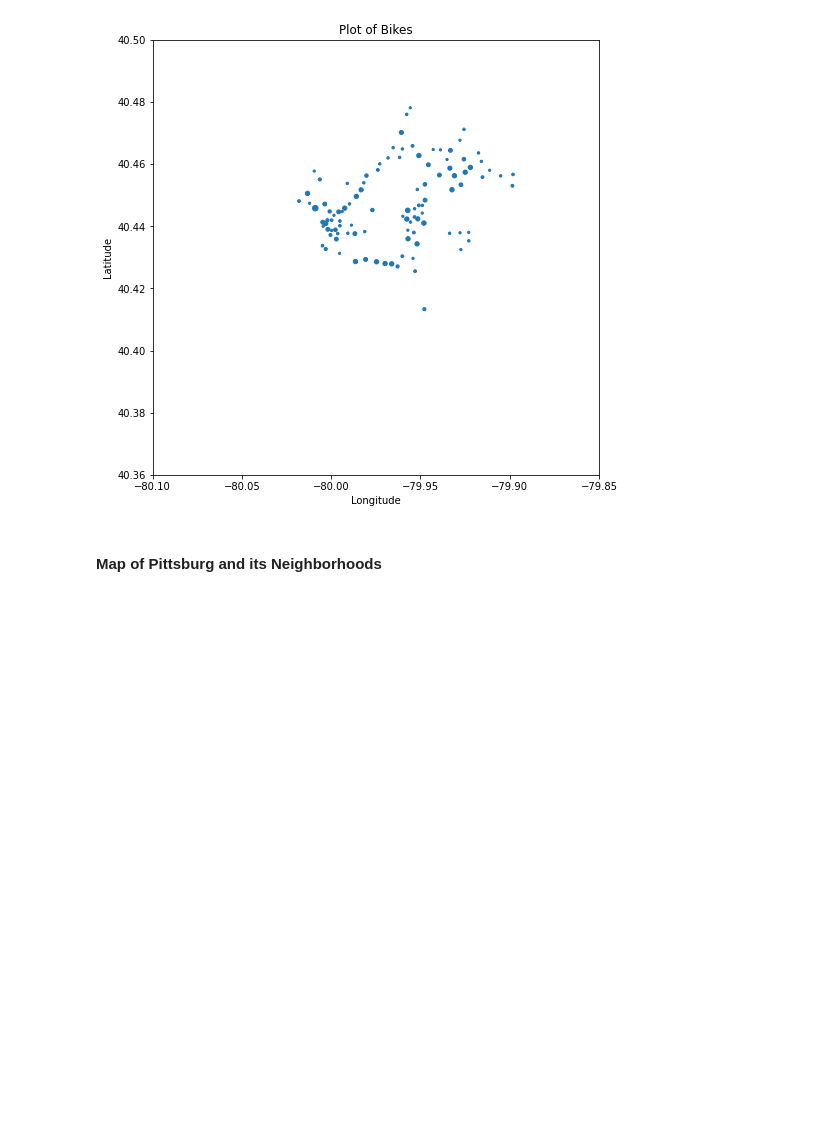
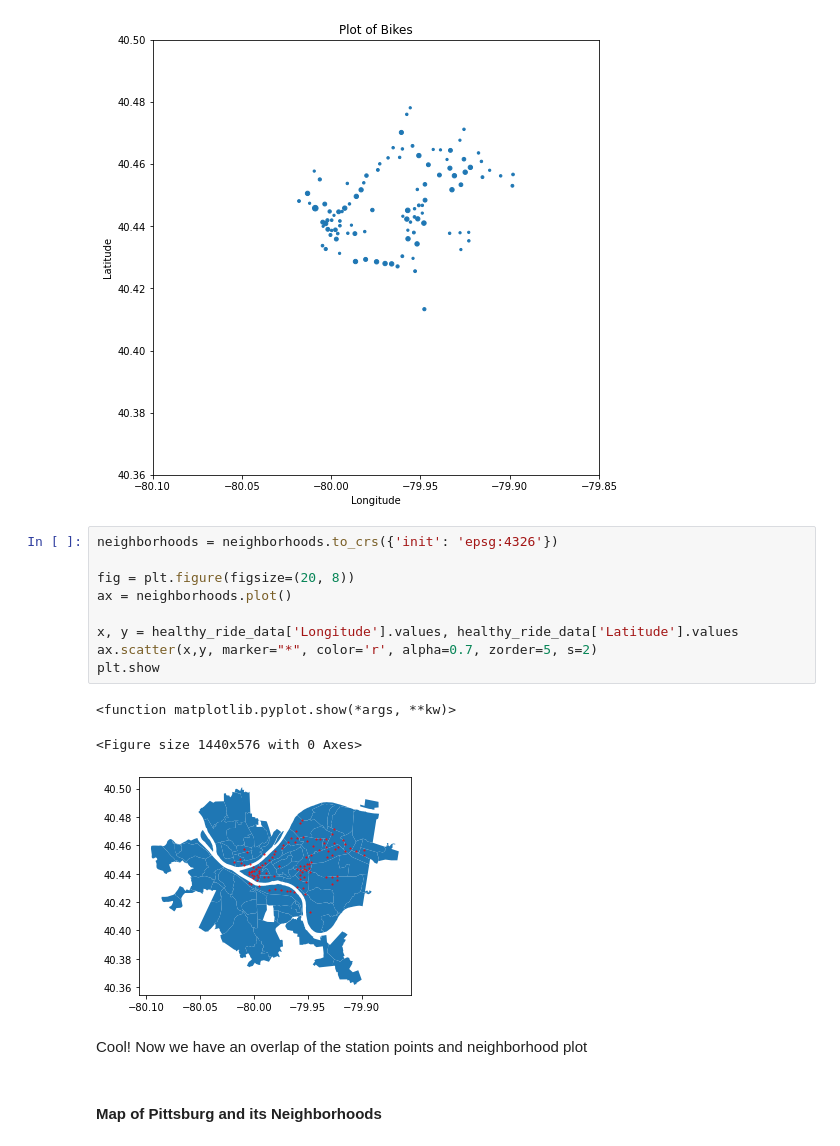
Before and after one commit to jhuang0420/CMPINF0010_Final_Project, a Jupyter notebook: healthyRide/healthyRide.ipynb, the cells around one changed output. Cells and saved outputs as stored; diff of their text form; blank space fills up the shorter version.

```diff
--- a/healthyRide/healthyRide.ipynb
+++ b/healthyRide/healthyRide.ipynb
@@ -72,6 +76,21 @@ healthy_ride_data.plot.scatter(x='Longitude',
 # %% [output]
 <matplotlib.axes._subplots.AxesSubplot at 0x...>
 [figure]
+# %%
+neighborhoods = neighborhoods.to_crs({'init': 'epsg:4326'})
+
+fig = plt.figure(figsize=(20, 8))
+ax = neighborhoods.plot()
+
+x, y = healthy_ride_data['Longitude'].values, healthy_ride_data['Latitude'].values
+ax.scatter(x,y, marker="*", color='r', alpha=0.7, zorder=5, s=2)
+plt.show
+# %% [output]
+<function matplotlib.pyplot.show(*args, **kw)>
+<Figure size 1440x576 with 0 Axes>
+[figure, added]
+# %% [markdown]
+Cool! Now we have an overlap of the station points and neighborhood plot
 # %% [markdown]
 #### Map of Pittsburg and its Neighborhoods
 # %% [markdown]
```
Also changed, not shown: parts of 4 cells of this notebook.
